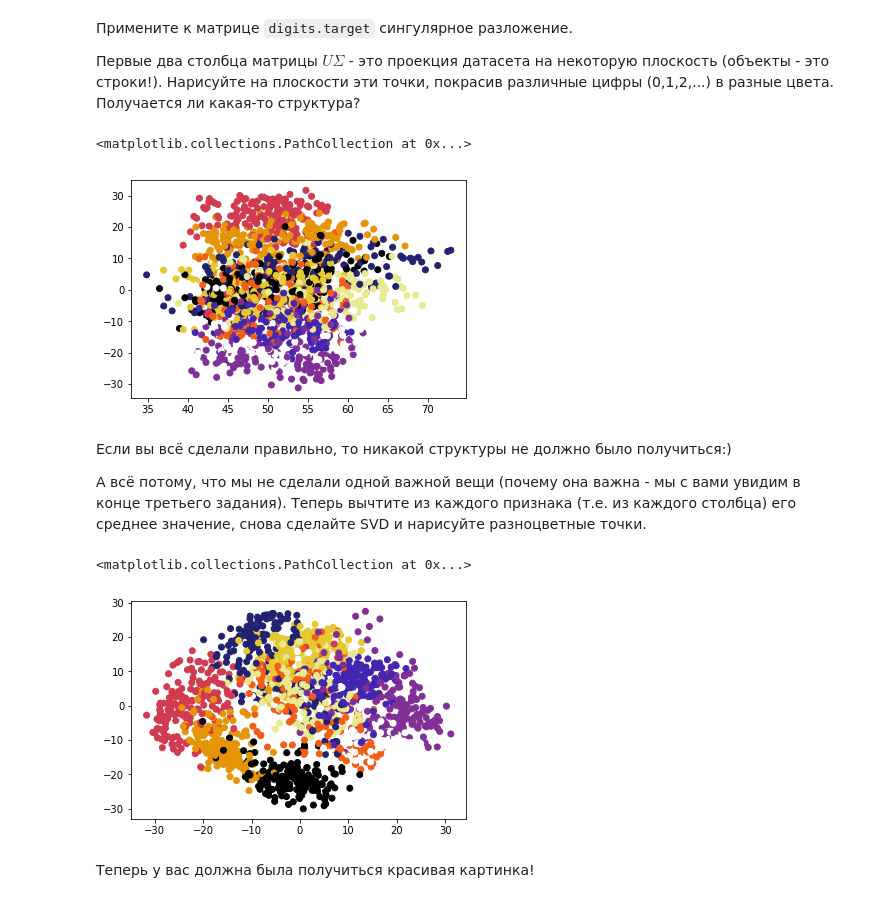
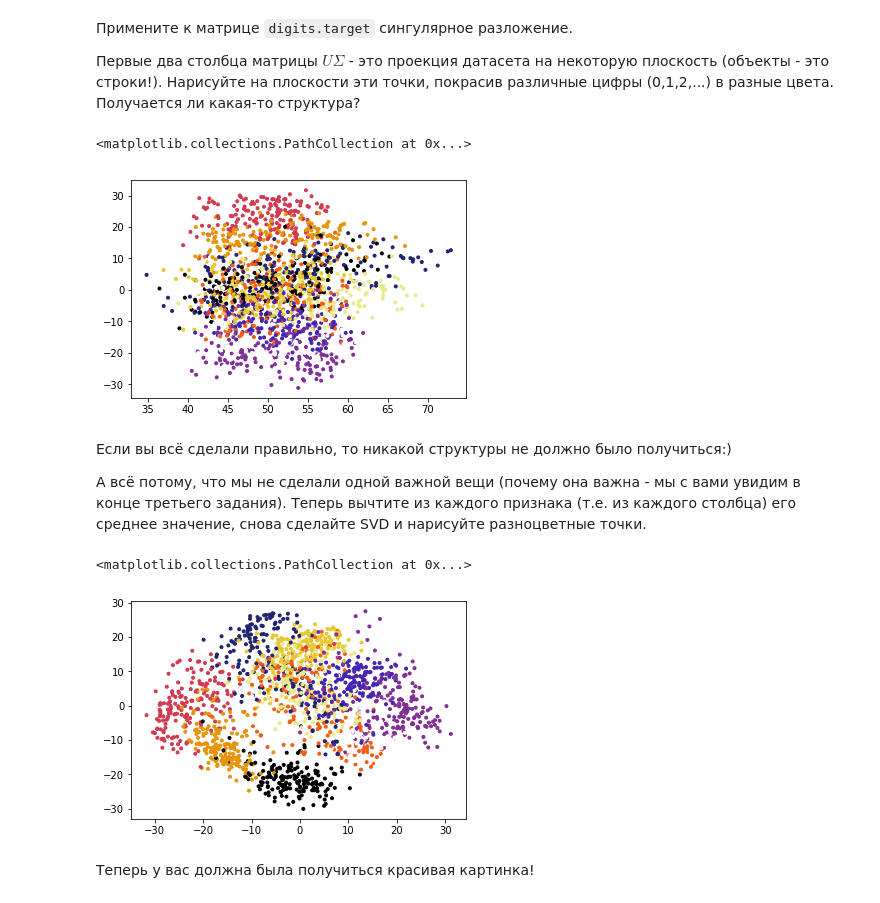
Before and after one commit to Mikhail-off/LinalgLab3, a Jupyter notebook: HSE lab (SVD).ipynb, the cells around one changed output. Drawn from its saved outputs; the diff is of its cells as text; code cells hidden in the pictures.

```diff
--- a/HSE lab (SVD).ipynb
+++ b/HSE lab (SVD).ipynb
@@ -266,10 +266,10 @@ U, S, VT = svd(digits.data, full_matrices=True)
 
 x = S[0] * U[:, 0]
 y = S[1] * U[:, 1]
-plt.scatter(x, y, c=digits.target, cmap="CMRmap")
+plt.scatter(x, y, c=digits.target, cmap="CMRmap", marker = '.')
 # %% [output]
 <matplotlib.collections.PathCollection at 0x...>
-[figure, old version]
+[figure, new version]
 # %% [markdown]
 Если вы всё сделали правильно, то никакой структуры не должно было получиться:)
 
@@ -277,12 +277,12 @@ plt.scatter(x, y, c=digits.target, cmap="CMRmap")
 # %%
 U, S, VT = svd(digits.data - digits.data.mean(axis=0), full_matrices=True)
 
 x = S[0] * U[:, 0]
 y = S[1] * U[:, 1]
-plt.scatter(x, y, c=digits.target, cmap="CMRmap")
+plt.scatter(x, y, c=digits.target, cmap="CMRmap", marker = '.')
 # %% [output]
 <matplotlib.collections.PathCollection at 0x...>
-[figure, old version]
+[figure, new version]
 # %% [markdown]
 Теперь у вас должна была получиться красивая картинка!
 # %% [markdown]
```
Also changed, not shown: parts of 13 cells of this notebook.
